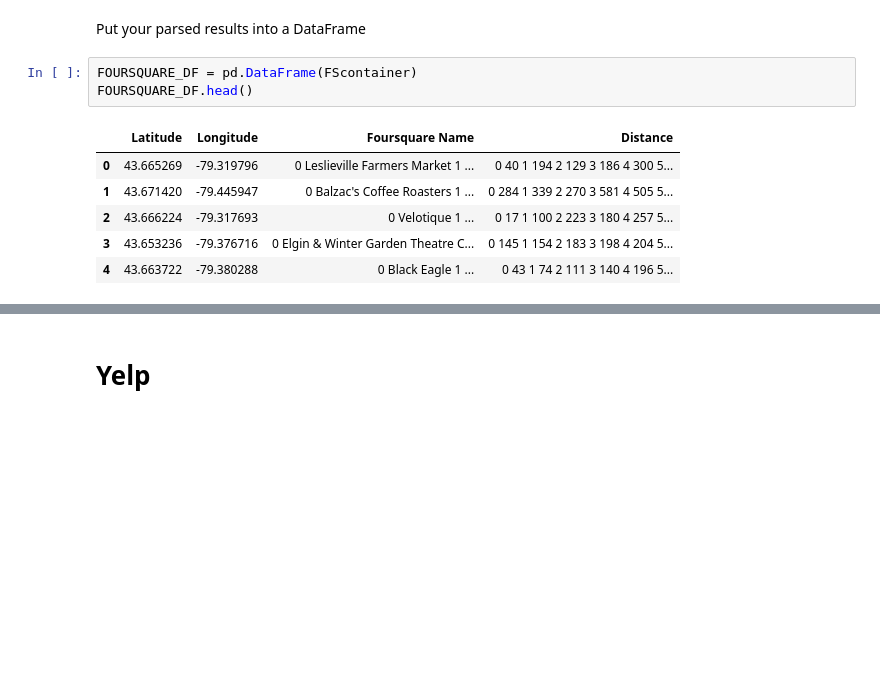
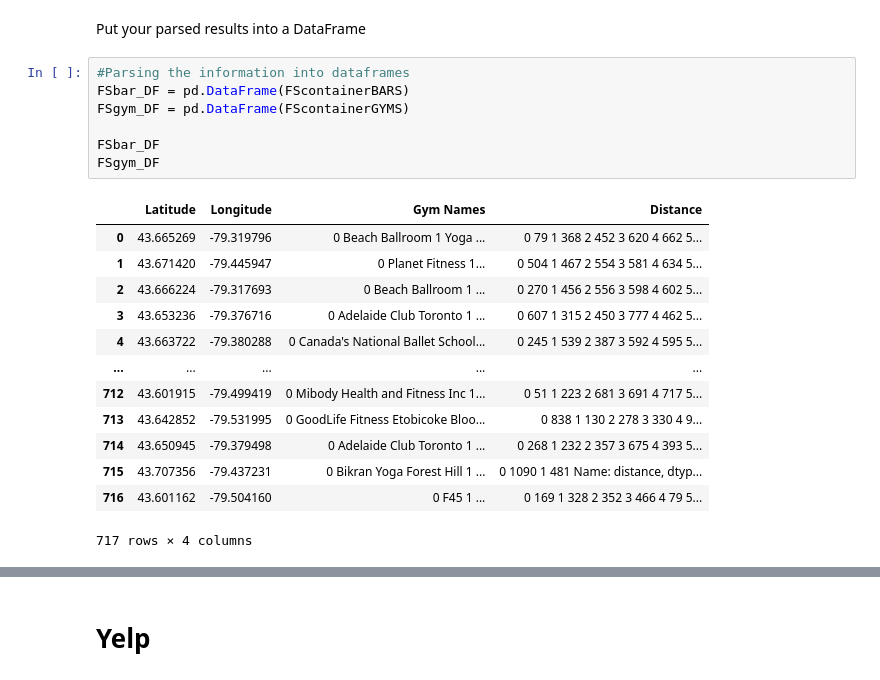
Before and after one commit to wangleo1/Statistical_Modeling_Project, a Jupyter notebook: notebooks/yelp_foursquare_EDA.ipynb, the cells around one changed output, grey strips where cells are left out. Drawn from its saved outputs; the diff is of its cells as text; blank space fills up the shorter version.

```diff
--- a/notebooks/yelp_foursquare_EDA.ipynb
+++ b/notebooks/yelp_foursquare_EDA.ipynb
@@ -66,12 +127,23 @@ Parse through the response to get the POI (such as restaurants, bars, etc) detai
 # %% [markdown]
 Put your parsed results into a DataFrame
-# %%
-FOURSQUARE_DF = pd.DataFrame(FScontainer)
-FOURSQUARE_DF.head()
-# %% [output]
-|  | Latitude | Longitude | Foursquare Name | Distance |
-| 0 | 43.665269 | -79.319796 | 0 Leslieville Farmers Market 1 ... | 0 40 1 194 2 129 3 186 4 300 5... |
-| 1 | 43.671420 | -79.445947 | 0 Balzac's Coffee Roasters 1 ... | 0 284 1 339 2 270 3 581 4 505 5... |
-| 2 | 43.666224 | -79.317693 | 0 Velotique 1 ... | 0 17 1 100 2 223 3 180 4 257 5... |
-| 3 | 43.653236 | -79.376716 | 0 Elgin & Winter Garden Theatre C... | 0 145 1 154 2 183 3 198 4 204 5... |
-| 4 | 43.663722 | -79.380288 | 0 Black Eagle 1 ... | 0 43 1 74 2 111 3 140 4 196 5... |
+# %%
+#Parsing the information into dataframes
+FSbar_DF = pd.DataFrame(FScontainerBARS)
+FSgym_DF = pd.DataFrame(FScontainerGYMS)
+
+FSbar_DF
+FSgym_DF
+# %% [output]
+|  | Latitude | Longitude | Gym Names | Distance |
+| 0 | 43.665269 | -79.319796 | 0 Beach Ballroom 1 Yoga ... | 0 79 1 368 2 452 3 620 4 662 5... |
+| 1 | 43.671420 | -79.445947 | 0 Planet Fitness 1... | 0 504 1 467 2 554 3 581 4 634 5... |
+| 2 | 43.666224 | -79.317693 | 0 Beach Ballroom 1 ... | 0 270 1 456 2 556 3 598 4 602 5... |
+| 3 | 43.653236 | -79.376716 | 0 Adelaide Club Toronto 1 ... | 0 607 1 315 2 450 3 777 4 462 5... |
+| 4 | 43.663722 | -79.380288 | 0 Canada's National Ballet School... | 0 245 1 539 2 387 3 592 4 595 5... |
+| ... | ... | ... | ... | ... |
+| 712 | 43.601915 | -79.499419 | 0 Mibody Health and Fitness Inc 1... | 0 51 1 223 2 681 3 691 4 717 5... |
+| 713 | 43.642852 | -79.531995 | 0 GoodLife Fitness Etobicoke Bloo... | 0 838 1 130 2 278 3 330 4 9... |
+| 714 | 43.650945 | -79.379498 | 0 Adelaide Club Toronto 1 ... | 0 268 1 232 2 357 3 675 4 393 5... |
+| 715 | 43.707356 | -79.437231 | 0 Bikran Yoga Forest Hill 1 ... | 0 1090 1 481 Name: distance, dtyp... |
+| 716 | 43.601162 | -79.504160 | 0 F45 1 ... | 0 169 1 328 2 352 3 466 4 79 5... |
+717 rows × 4 columns
```
Also changed, not shown: parts of 12 cells of this notebook.
